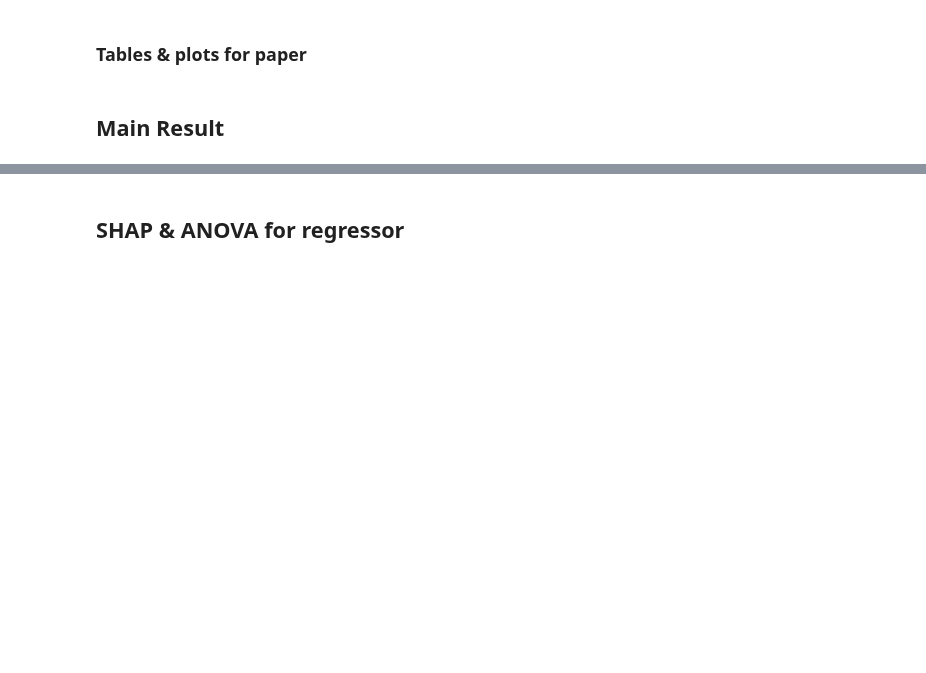
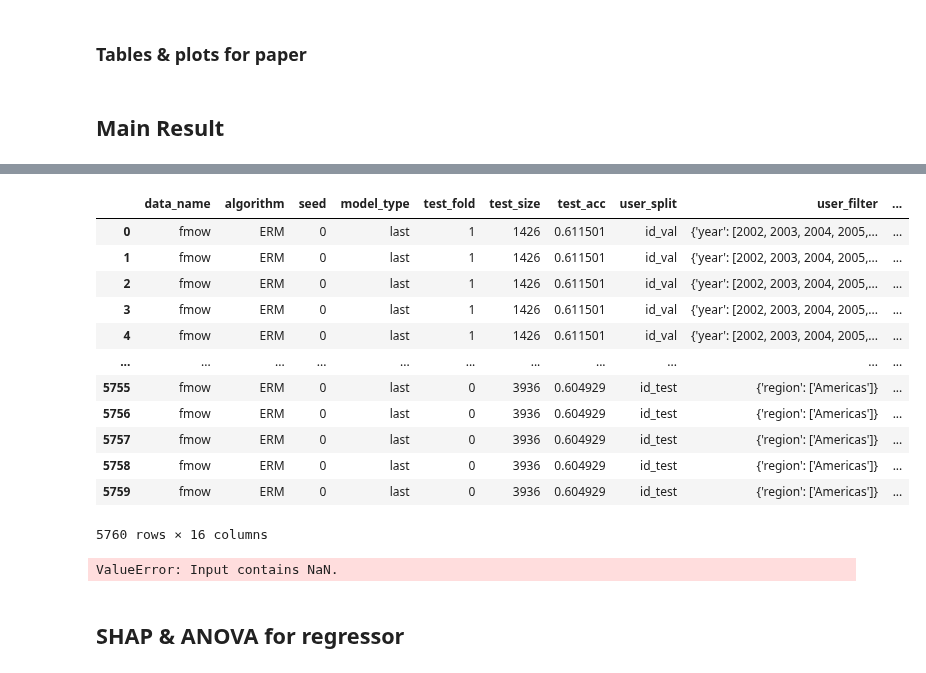
Before and after one commit to cleverhans-lab/suitability, a Jupyter notebook: tables_plots.ipynb, the cells around one changed output, grey strips where cells are left out. Saved outputs shown, nothing was run; the diff lists cells and outputs as text; code cells hidden in the pictures; blank space fills up the shorter version.

```diff
--- a/tables_plots.ipynb
+++ b/tables_plots.ipynb
@@ -52,3 +52,18 @@ def calculate_metrics(df, significance_level=0.05):
         "Accuracy": accuracy,
         "FPR": fpr,
     }
+# %%
+results_df = pd.read_csv("suitability/results/sf_evals/erm/fmow_sf_results_id_subsets_ERM_last_0.csv")
+subset_results = []
+
+for subsets in results_df['feature_subset'].unique():
+    subset_df = results_df[results_df['feature_subset'] == subsets]
+    metrics = calculate_metrics(subset_df)
+    subset_results.append({
+        'feature_subset': subsets,
+        **metrics
+    })
+
+subset_results_df = pd.DataFrame(subset_results)
+subset_results_df = subset_results_df.sort_values('ROC AUC', ascending=False)
+display(subset_results_df)
@@ -55,3 +88,36 @@ def calculate_metrics(df, significance_level=0.05):
+# %%
+results_df = pd.read_csv("suitability/results/sf_evals/erm/fmow_direct_testing_results_id_subsets_ERM_last_0.csv")
+display(results_df)
+results_df['p_value'] = pd.to_numeric(results_df['p_value'], errors='coerce')
+display(results_df)
+subset_results = []
+
+for subsets in results_df['feature_subset'].unique():
+    subset_df = results_df[results_df['feature_subset'] == subsets]
+    metrics = calculate_metrics(subset_df)
+    subset_results.append({
+        'feature_subset': subsets,
+        **metrics
+    })
+
+subset_results_df = pd.DataFrame(subset_results)
+subset_results_df = subset_results_df.sort_values('ROC AUC', ascending=False)
+display(subset_results_df)
+# %% [output]
+|  | data_name | algorithm | seed | model_type | test_fold | test_size | test_acc | user_split | user_filter | ... |
+| 0 | fmow | ERM | 0 | last | 1 | 1426 | 0.611501 | id_val | {'year': [2002, 2003, 2004, 2005,... | ... |
+| 1 | fmow | ERM | 0 | last | 1 | 1426 | 0.611501 | id_val | {'year': [2002, 2003, 2004, 2005,... | ... |
+| 2 | fmow | ERM | 0 | last | 1 | 1426 | 0.611501 | id_val | {'year': [2002, 2003, 2004, 2005,... | ... |
+| 3 | fmow | ERM | 0 | last | 1 | 1426 | 0.611501 | id_val | {'year': [2002, 2003, 2004, 2005,... | ... |
+| 4 | fmow | ERM | 0 | last | 1 | 1426 | 0.611501 | id_val | {'year': [2002, 2003, 2004, 2005,... | ... |
+| ... | ... | ... | ... | ... | ... | ... | ... | ... | ... | ... |
+| 5755 | fmow | ERM | 0 | last | 0 | 3936 | 0.604929 | id_test | {'region': ['Americas']} | ... |
+| 5756 | fmow | ERM | 0 | last | 0 | 3936 | 0.604929 | id_test | {'region': ['Americas']} | ... |
+| 5757 | fmow | ERM | 0 | last | 0 | 3936 | 0.604929 | id_test | {'region': ['Americas']} | ... |
+| 5758 | fmow | ERM | 0 | last | 0 | 3936 | 0.604929 | id_test | {'region': ['Americas']} | ... |
+| 5759 | fmow | ERM | 0 | last | 0 | 3936 | 0.604929 | id_test | {'region': ['Americas']} | ... |
+5760 rows × 16 columns
+ValueError: Input contains NaN.
 # %% [markdown]
 ## SHAP & ANOVA for regressor
 # %%
```
Also changed, not shown: parts of 1 cell of this notebook, 6 other files.
